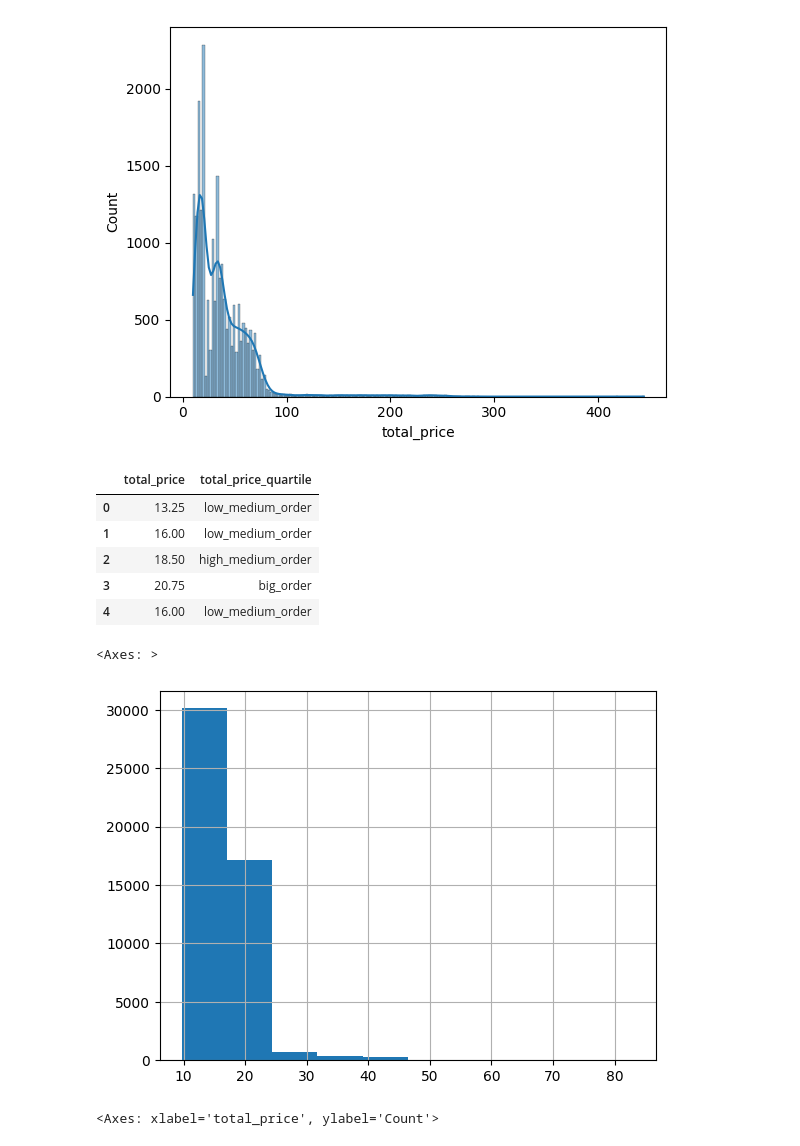
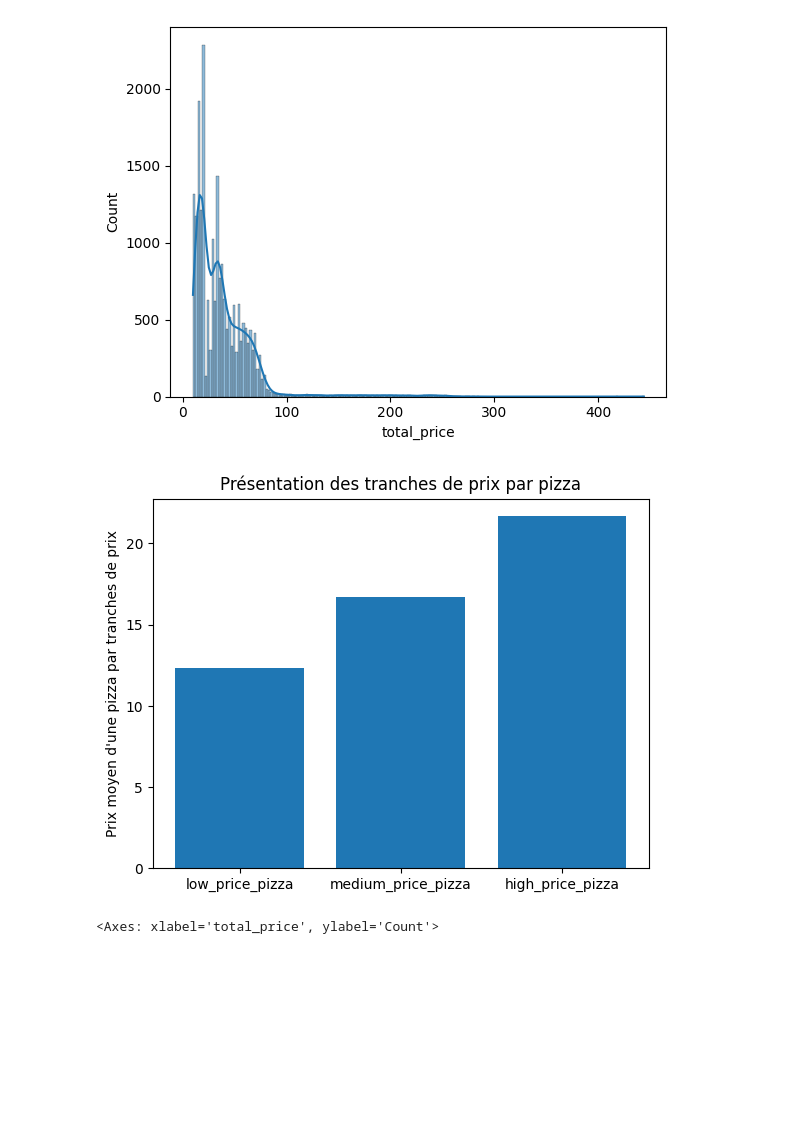
Before and after one commit to julienRactM/pizzaiojo, a Jupyter notebook: notebook.ipynb, the cells around one changed output. Cells and saved outputs as stored; diff of their text form; code cells hidden in the pictures; blank space fills up the shorter version.

```diff
--- a/notebook.ipynb
+++ b/notebook.ipynb
@@ -318,23 +302,15 @@ sns.histplot(df.groupby('order_id')['total_price'].sum(), kde=True)
 [figure]
 # %%
 # Si cette donnée nous intéresse réellement, il me parait plus judicieux de classifier les commandes dans une nouvelle colonne
-# par tranches de prix totaux des commandes. ici 4 choisit arbitrairement.
+# par tranches de prix totaux des commandes. ici 3 choisit arbitrairement. 1/3 par catégorie.
 
-df['total_price_quartile'] = pd.qcut(df['total_price'], q=[0, 0.25, 0.5, 0.75, 1],
-    labels=['small_order', 'low_medium_order', 'high_medium_order', 'big_order'])
+df['total_price_quartile'] = pd.qcut(df['total_price'], q=[0, 0.33,  0.66, 1],
+    labels=['low_price_pizza', 'medium_price_pizza', 'high_price_pizza'])
 
-df[['total_price', 'total_price_quartile']].head()
-# price_quartile_distribution = df['total_price_quartile'].value_counts().reset_index()
-# price_quartile_distribution
+temp_df_quarts = df.groupby('total_price_quartile')['total_price'].mean().reset_index()
+plt.bar(temp_df_quarts['total_price_quartile'], temp_df_quarts['total_price'])
+plt.ylabel('Prix moyen d\'une pizza par tranches de prix')
+plt.title('Présentation des tranches de prix par pizza')
+plt.show()
 # %% [output]
-|  | total_price | total_price_quartile |
-| 0 | 13.25 | low_medium_order |
-| 1 | 16.00 | low_medium_order |
-| 2 | 18.50 | high_medium_order |
-| 3 | 20.75 | big_order |
-| 4 | 16.00 | low_medium_order |
+[figure, added]
-# %%
-df.total_price.hist()
-# %% [output]
-<Axes: >
-[figure, removed]
```
Also changed, not shown: parts of 43 cells of this notebook.
